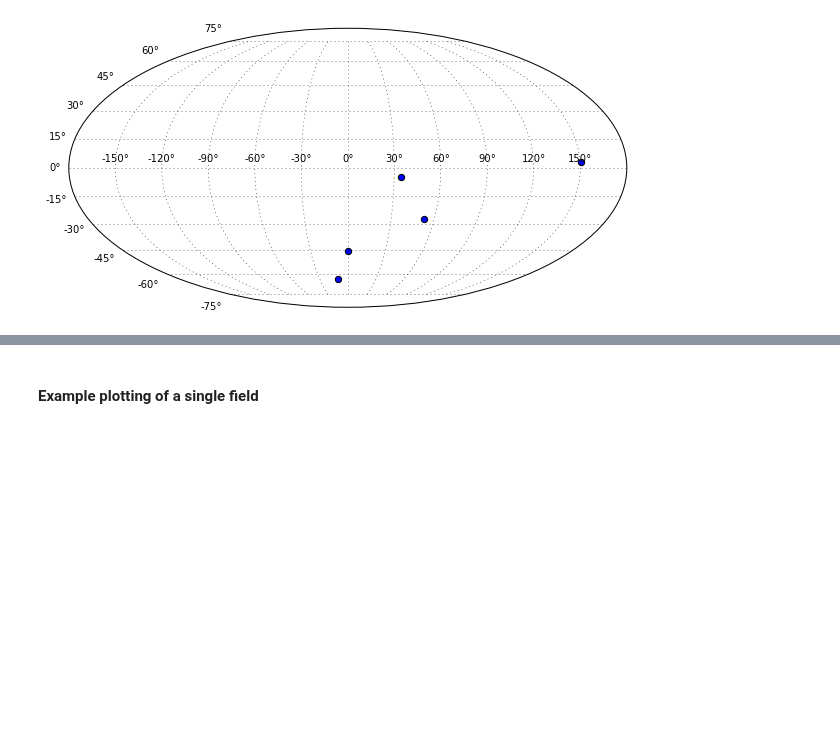
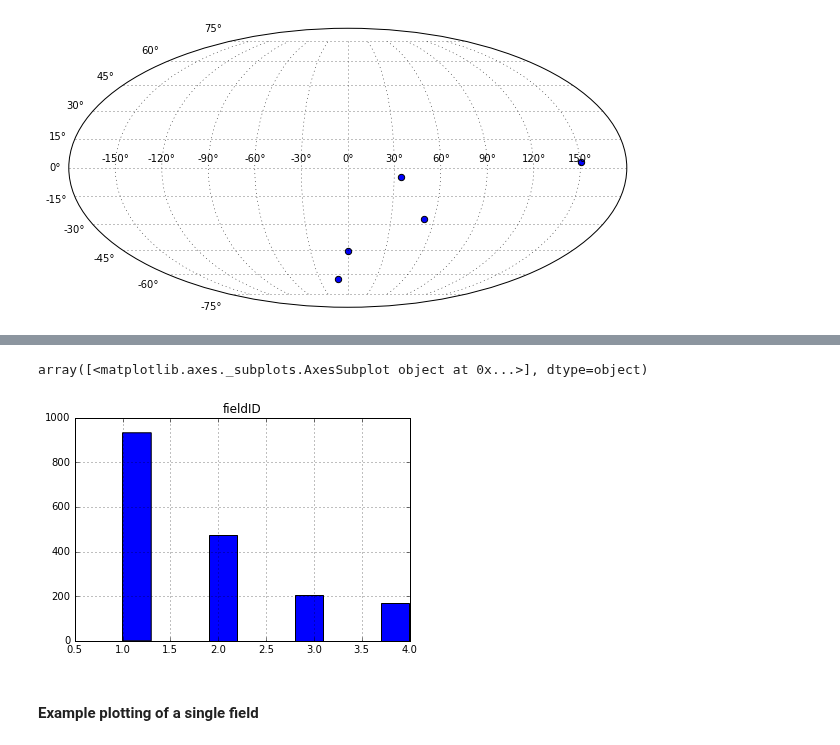
Before and after one commit to LSSTDESC/OpSimSummary, a Jupyter notebook: example/ExploringOpSimOutputs.ipynb, the cells around one changed output, grey strips where cells are left out. Drawn from its saved outputs; the diff is of its cells as text; code cells hidden in the pictures; blank space fills up the shorter version.

```diff
--- a/example/ExploringOpSimOutputs.ipynb
+++ b/example/ExploringOpSimOutputs.ipynb
@@ -69,4 +69,6 @@ We will look at three different Summaries of OpSim Runs. A summary of the
 If we knew ahead of time the proposal ID, then we could have done this quicker using
 # %%
 OpSim_combined = pd.read_sql_query('SELECT * FROM SUMMARY WHERE PROPID in ({0}, {1})'.format(DD, WFD), engine, index_col='obsHistID')
+# %%
+OpSim_combined.reset_index().drop_duplicates(subset='obsHistID', inplace=True)
 # %%
@@ -100,0 +126,2 @@ fig = OpSimDeepSummary.showFields(ax=fig.axes[0], marker='o', s=40)
+# %%
+OpSimCombined_DDF_Fields = OpSim_combined.query('fieldID in @DDF_fieldIDs')
@@ -100,0 +136,8 @@ fig = OpSimDeepSummary.showFields(ax=fig.axes[0], marker='o', s=40)
+# %%
+combinedGrouped = OpSimCombined_DDF_Fields.groupby('night')
+# %%
+fig, ax = plt.subplots()
+combinedGrouped.agg({'fieldID': lambda x: x.unique().size}).hist(ax=ax)
+# %% [output]
+array([<matplotlib.axes._subplots.AxesSubplot object at 0x...>], dtype=object)
+[figure, added]
```
Also changed, not shown: parts of 12 cells of this notebook.
